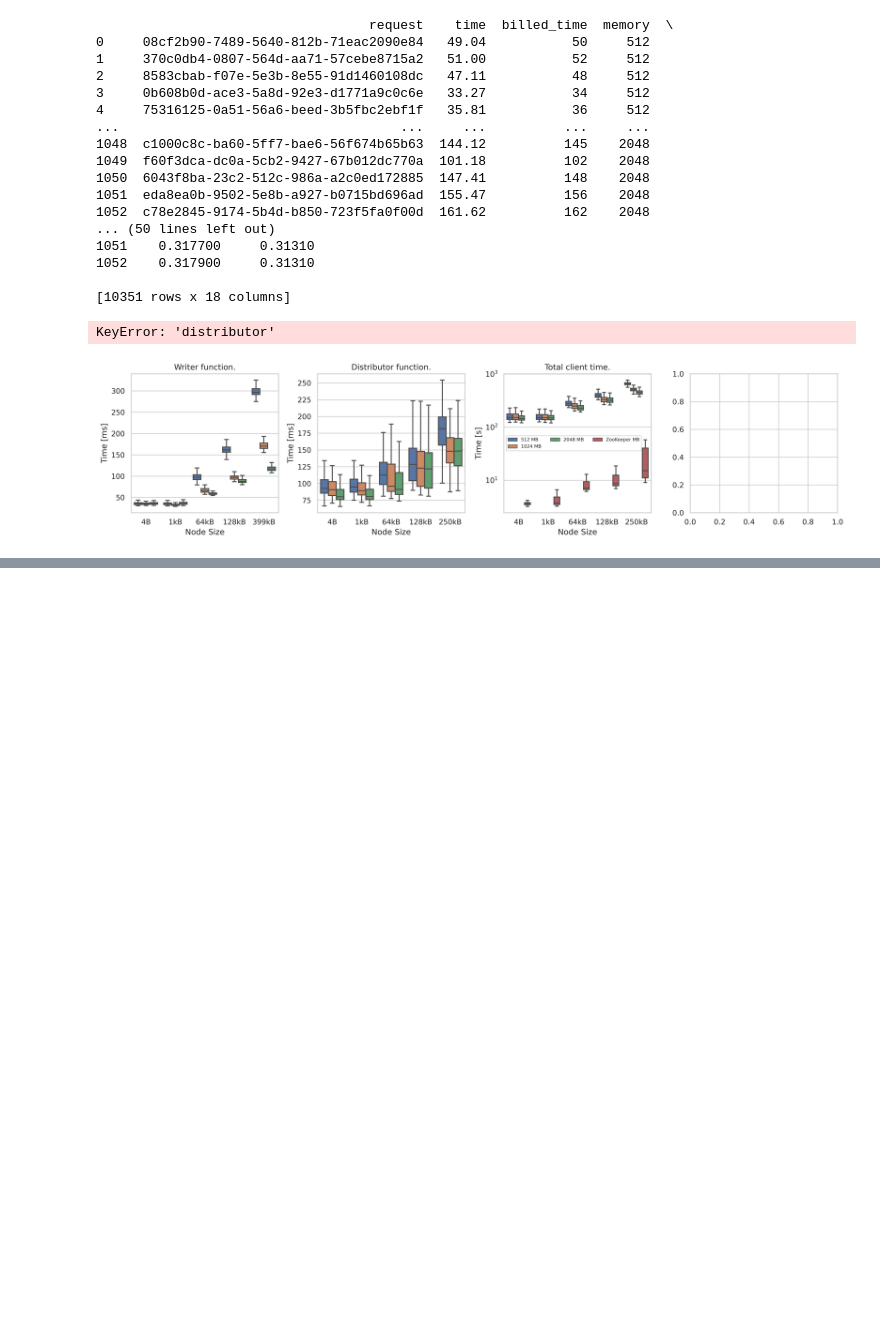
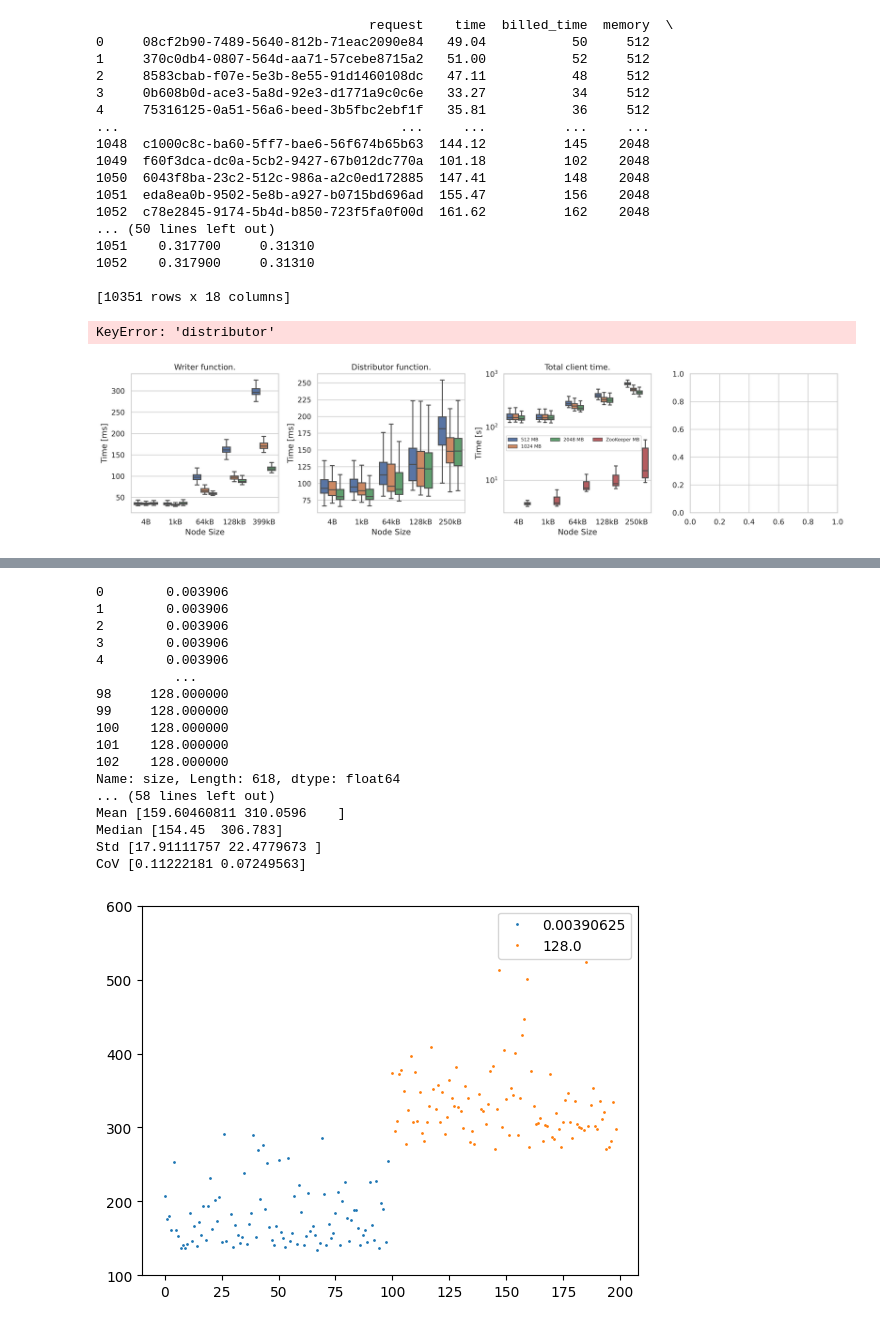
Before and after one commit to spcl/faaskeeper-paper-artifact, a Jupyter notebook: analysis/write/new_plots.ipynb, the cells around one changed output, grey strips where cells are left out. Saved outputs shown, nothing was run; the diff lists cells and outputs as text; code cells hidden in the pictures; blank space fills up the shorter version.

```diff
--- a/analysis/write/new_plots.ipynb
+++ b/analysis/write/new_plots.ipynb
@@ -511,0 +632,52 @@ def annotate_boxplot(bpdict, annotate_params=None,
+# %%
+import matplotlib.pyplot as plt
+# new data
+print(dynamo_df_client['size'])
+df = dynamo_df_client.loc[(dynamo_df_client.memory == 2048) &(dynamo_df_client.op == 'set_data')]
+df = df.iloc[1:].reset_index()
+
+groups = df.groupby('size')
+
+fig, ax = plt.subplots()
+for name, group in groups:
+    ax.plot(group.index, group.data, marker='o', linestyle='', ms=1, label=name)
+ax.set_ylim(100, 600)
+ax.legend()
+#.plot.scatter(x='index', y='data', c='size')
+
+
+new_data = []
+
+for name, group in df.groupby(['size', 'memory']):
+
+    print(name)
+    print(group)
+    new_data.append(group.loc[group.data < group.data.quantile(0.75)])
+new_data = pd.concat(new_data, axis=0)
+
+print(new_data)
+groups = new_data.groupby('size')
+print("New data,    4 B,     128 kB")
+print('Mean', groups['data'].mean().values)
+print('Median', groups['data'].median().values)
+print('Std', groups['data'].std().values)
+print('CoV', groups['data'].std().values / groups['data'].mean().values)
+# %% [output]
+0        0.003906
+1        0.003906
+2        0.003906
+3        0.003906
+4        0.003906
+          ...
+98     128.000000
+99     128.000000
+100    128.000000
+101    128.000000
+102    128.000000
+Name: size, Length: 618, dtype: float64
+... (58 lines left out)
+Mean [159.60460811 310.0596    ]
+Median [154.45  306.783]
+Std [17.91111757 22.4779673 ]
+CoV [0.11222181 0.07249563]
+[figure, added]
```
Also changed, not shown: parts of 10 cells of this notebook, 15 other files.
